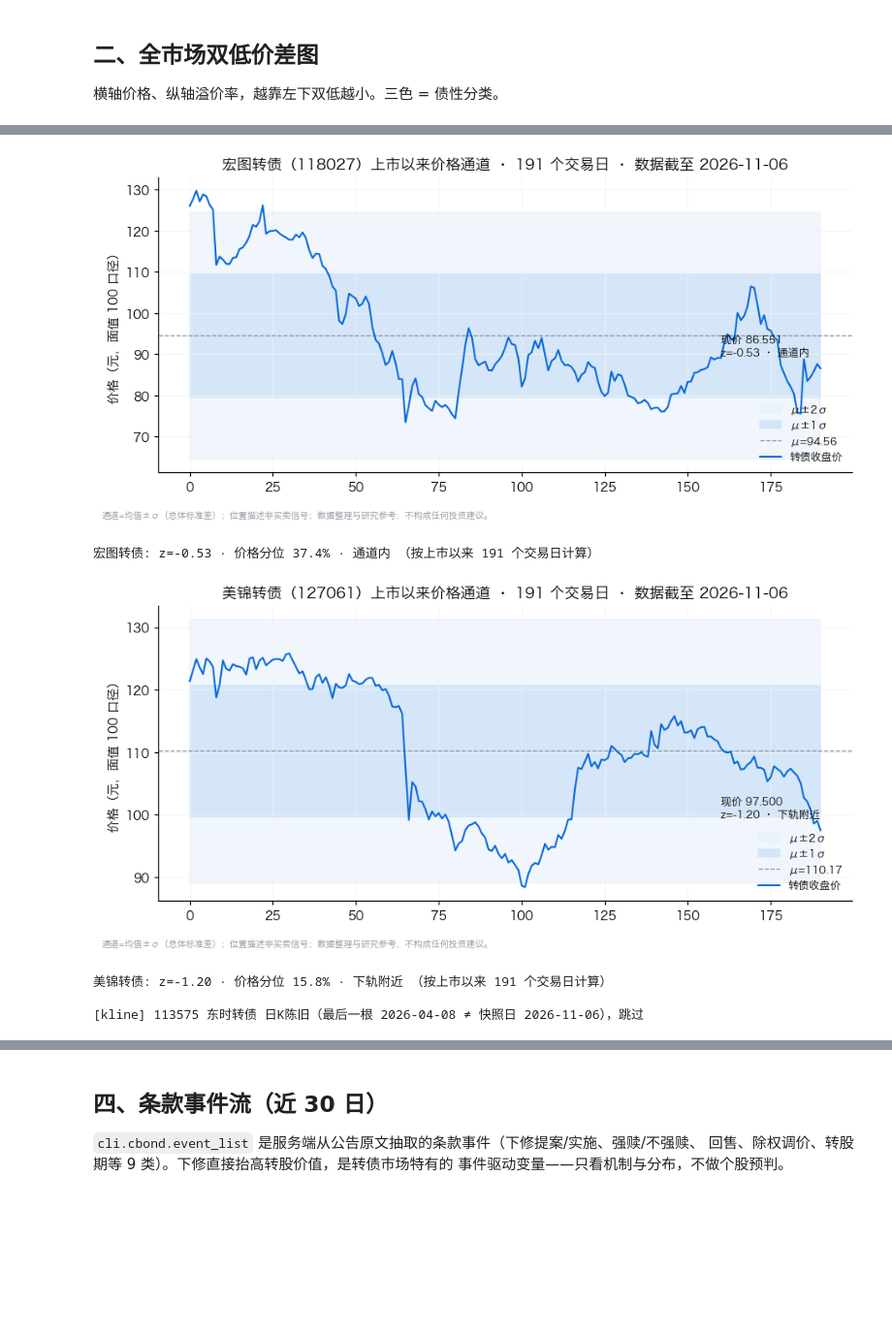
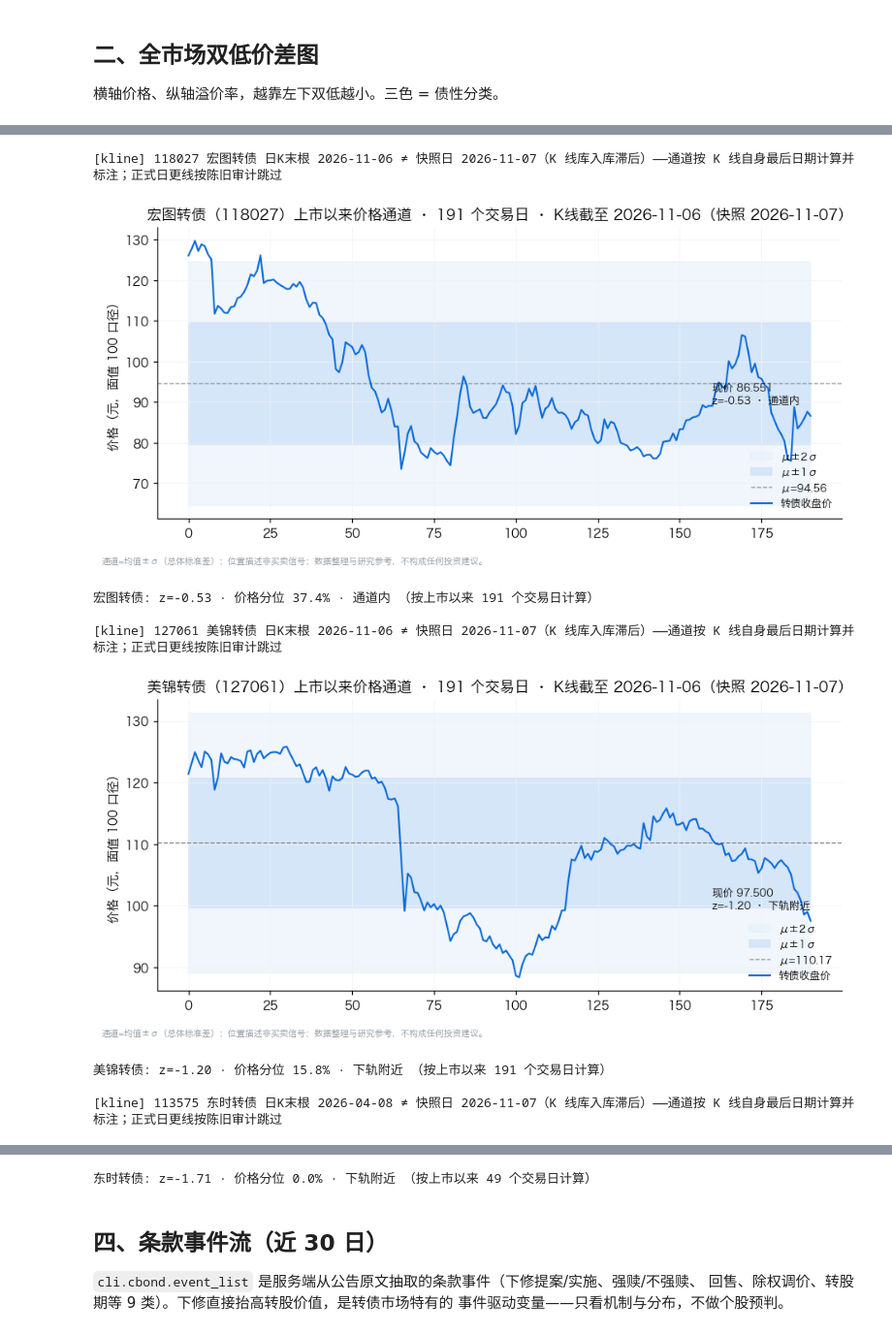
Before and after one commit to open-winmale/wmshare, a Jupyter notebook: docs/notebooks/cb_double_low.ipynb, the cells around one changed output, grey strips where cells are left out. Shown at 97% size. Saved outputs shown, nothing was run; the diff lists cells and outputs as text; code cells hidden in the pictures; blank space fills up the shorter version.

```diff
--- a/docs/notebooks/cb_double_low.ipynb
+++ b/docs/notebooks/cb_double_low.ipynb
@@ -54,7 +58,7 @@ print("wmshare 客户端就绪")
 # %% [output]
 wmshare 客户端就绪
 # %%
-# ---- 口径工具：双低 / YTM 下限 / 债性 / ST ----
+# ---- 口径工具：双低 / 债性 / ST；YTM 直接用 SDK 双口径（与日更线同源）----
 
 def days_between(d1: str, d2: str) -> float:
     """d2 − d1 的天数（解析失败返回 0）。"""
@@ -66,17 +70,16 @@ def days_between(d1: str, d2: str) -> float:
         return 0.0
 
 
-def ytm_floor(price: float, coupon_ir, years: float, tax: float = 0.20):
-    """税后到期收益率下限（单利年化）。
-    赎回价未知按面值 100 兑付 → 真值 ≥ 此下限；剩余 < 0.5 年不年化。"""
-    if coupon_ir is None or not price or years < 0.5:
-        return None
-    coupons = years * coupon_ir * 100 * (1 - tax)
-    return (100.0 + coupons - price) / price / years
+from wmshare.cb.valuation import ytm_after_tax  # SDK 精确口径实现
+
+# ytm_after_tax(row, as_of) → {ytm, ytm_floor, basis, redeem, coupons, years}
+#   basis = schedule（分年票息表 IRR）/ constant（恒定票息近似）/ floor（仅下限）
+# 口径统一：本 notebook 与 wmshare 日更线（wmshare.cb.daily）用同一个 YTM 实现，
+# 不在 notebook 里另写一份近似公式——两处口径分叉是最容易被读者抓住的把柄。
 
 
 def nature_class(price: float, prem_pct: float, ytm):
-    """偏债 / 平衡 / 偏股（行业惯例规则，非官方）。"""
+    """偏债 / 平衡 / 偏股（行业惯例规则，非官方；ytm 用可达口径）。"""
     if ytm is not None and ytm > 0:
         return "偏债"
     if price >= 130 and prem_pct <= 15:
@@ -105,8 +108,9 @@ for r in rows:
         r["_price"] = float(px)
         r["_prem_pct"] = float(prem) * 100          # 小数 → 百分数展示
         r["_dl"] = r["_price"] + r["_prem_pct"]     # 双低 = 价格 + 溢价率×100
-        yrs = days_between(asof, str(r.get("expireDate") or "")) / 365.0
-        r["_ytm"] = ytm_floor(r["_price"], r.get("couponIr"), yrs)
+        r["_ytm_res"] = ytm_after_tax(r, asof)
+        r["_ytm"] = r["_ytm_res"]["ytm"]            # 可达口径（schedule/constant）
+        r["_basis"] = r["_ytm_res"]["basis"]
         r["_nature"] = nature_class(r["_price"], r["_prem_pct"], r["_ytm"])
         r["_st"] = is_st(r.get("stockName"))
         traded.append(r)
@@ -126,10 +131,10 @@ board 全表 1066 行 · 在市 310 只 · 数据截至 2026-11-06
 # %%
-HEADERS = ["转债", "代码", "价格(元)", "溢价率", "双低", "税后YTM(下限)", "债性", "正股", "警示"]
-widths = (10, 8, 9, 8, 8, 13, 5, 12, 8)
+HEADERS = ["转债", "代码", "价格(元)", "溢价率", "双低", "税后YTM(档位)", "债性", "正股", "警示"]
+widths = (10, 8, 9, 8, 8, 17, 5, 12, 8)
 print("  ".join(h.ljust(w) for h, w in zip(HEADERS, widths)))
-print("-" * 96)
+print("-" * 100)
 for r in traded[:20]:
-    ytm = f"{r['_ytm'] * 100:.2f}%" if r["_ytm"] is not None else "—"
+    ytm = f"{r['_ytm'] * 100:.2f}%({r['_basis']})" if r["_ytm"] is not None else "—"
     cols = [r.get("bondName") or "", r.get("bondCode") or "", f"{r['_price']:.2f}",
             f"{r['_prem_pct']:.2f}%", f"{r['_dl']:.2f}", ytm, r["_nature"],
             r.get("stockName") or "", "ST" if r["_st"] else "—"]
@@ -289,40 +296,47 @@ for r in traded[:FEATURED_N]:
     closes = [float(c) for c in (kw.get("close") or [])][::-1]
     dates = list(kw.get("samplingName") or [])[::-1]
     if not closes:
         print(f"[kline] {code} {name} 无日 K")
         continue
     if dates and dates[-1] != asof:
-        print(f"[kline] {code} {name} 日K陈旧（最后一根 {dates[-1]} ≠ 快照日 {asof}），跳过")
-        continue
+        print(f"[kline] {code} {name} 日K末根 {dates[-1]} ≠ 快照日 {asof}"
+              f"（K 线库入库滞后）——通道按 K 线自身最后日期计算并标注；"
+              "正式日更线按陈旧审计跳过")
+        asof_k = dates[-1]
+    else:
+        asof_k = asof
 
     ch = channel(closes)
     x = list(range(len(closes)))
     fig, ax = plt.subplots(figsize=(8.6, 4.2), dpi=110)
     ax.fill_between(x, ch["lower2"], ch["upper2"], color="#e7f0fa", alpha=0.6, label="μ±2σ")
     ax.fill_between(x, ch["lower1"], ch["upper1"], color="#cfe3f7", alpha=0.8, label="μ±1σ")
     ax.axhline(ch["mu"], color="#8b949e", lw=0.9, ls="--", label=f"μ={ch['mu']:.2f}")
     ax.plot(x, closes, color="#0969da", lw=1.4, label="转债收盘价")
     ax.annotate(f"现价 {closes[-1]:.3f}\nz={ch['z']:+.2f} · {ch['zone']}",
                 (len(closes) - 1, closes[-1]), textcoords="offset points",
                 xytext=(-80, 10), fontsize=8.5)
-    ax.set_title(f"{name}（{code}）上市以来价格通道 · {len(closes)} 个交易日 · 数据截至 {asof}",
-                 fontsize=12)
+    ax.set_title(f"{name}（{code}）上市以来价格通道 · {len(closes)} 个交易日 · "
+                 f"K线截至 {asof_k}（快照 {asof}）", fontsize=12)
     ax.set_ylabel("价格（元，面值 100 口径）")
     ax.grid(True, color="#f0f2f5", lw=0.5)
     ax.legend(loc="lower right", frameon=False, fontsize=8.5)
     for s in ("top", "right"):
         ax.spines[s].set_visible(False)
     fig.text(0.01, 0.01, "通道=均值±σ（总体标准差）；位置描述非买卖信号；"
                          "数据整理与研究参考，不构成任何投资建议。", fontsize=7, color="#8b949e")
     plt.tight_layout(rect=(0, 0.04, 1, 1))
     plt.show()
 
     print(f"{name}: z={ch['z']:+.2f} · 价格分位 {ch['pct']:.1%} · {ch['zone']} "
           f"（按上市以来 {len(closes)} 个交易日计算）\n")
 # %% [output]
+[kline] 118027 宏图转债 日K末根 2026-11-06 ≠ 快照日 2026-11-07（K 线库入库滞后）——通道按 K 线自身最后日期计算并标注；正式日更线按陈旧审计跳过
-[figure, old version]
+[figure, new version]
-宏图转债: z=-0.53 · 价格分位 37.4% · 通道内 （按上市以来 191 个交易日计算）
+宏图转债: z=-0.53 · 价格分位 37.4% · 通道内 （按上市以来 191 个交易日计算）
+
+[kline] 127061 美锦转债 日K末根 2026-11-06 ≠ 快照日 2026-11-07（K 线库入库滞后）——通道按 K 线自身最后日期计算并标注；正式日更线按陈旧审计跳过
-[figure, old version]
+[figure, new version]
-美锦转债: z=-1.20 · 价格分位 15.8% · 下轨附近 （按上市以来 191 个交易日计算）
-
-[kline] 113575 东时转债 日K陈旧（最后一根 2026-04-08 ≠ 快照日 2026-11-06），跳过
+美锦转债: z=-1.20 · 价格分位 15.8% · 下轨附近 （按上市以来 191 个交易日计算）
+
+[kline] 113575 东时转债 日K末根 2026-04-08 ≠ 快照日 2026-11-07（K 线库入库滞后）——通道按 K 线自身最后日期计算并标注；正式日更线按陈旧审计跳过
@@ -329,3 +344,4 @@ for r in traded[:FEATURED_N]:
+东时转债: z=-1.71 · 价格分位 0.0% · 下轨附近 （按上市以来 49 个交易日计算）
 # %% [markdown]
 ## 四、条款事件流（近 30 日）
 
```
Also changed, not shown: parts of 10 cells of this notebook, 3 other files.
